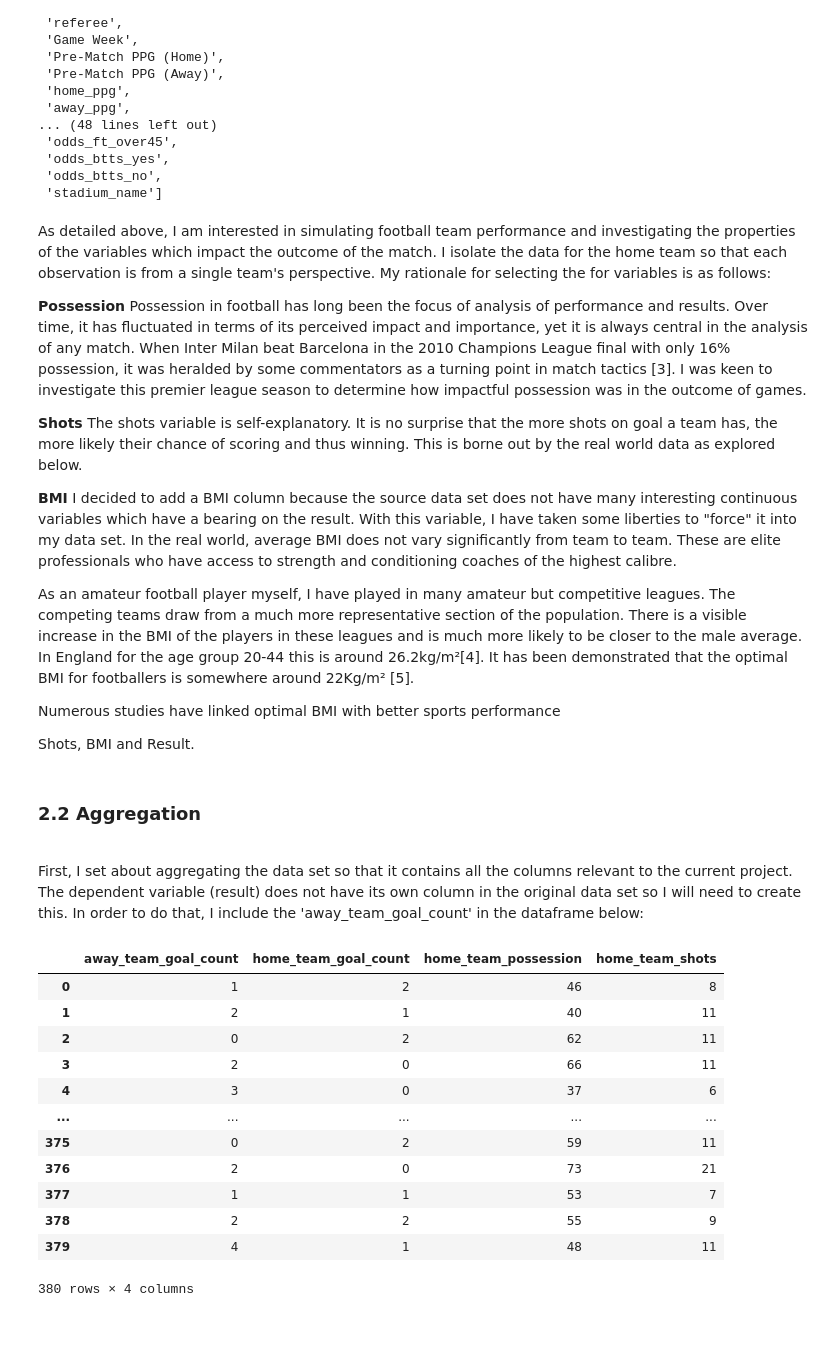
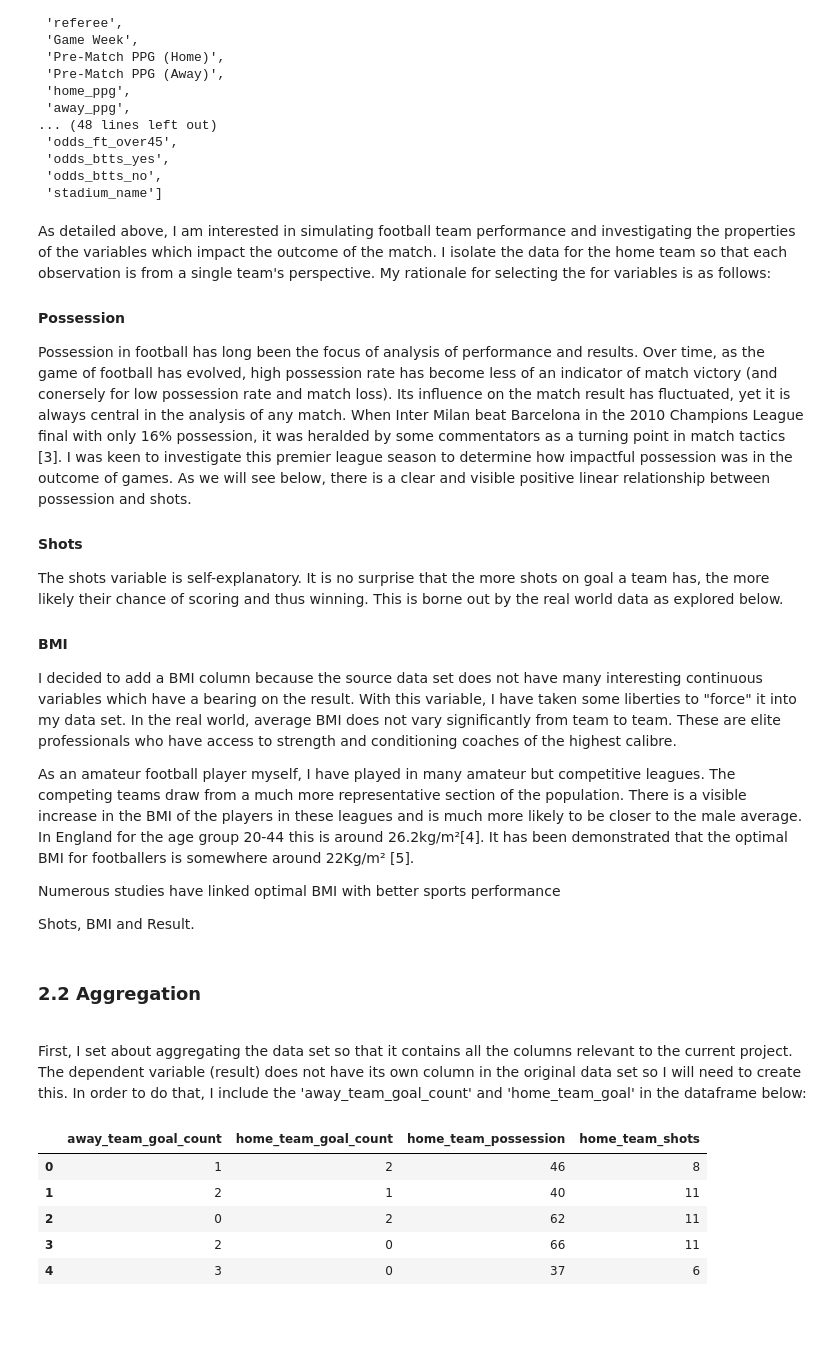
Before and after one commit to colm-o-caoimh/FootballSimulation, a Jupyter notebook: PDA_Project2020.ipynb, the cells around one changed output. Drawn from its saved outputs; the diff is of its cells as text; code cells hidden in the pictures.

```diff
--- a/PDA_Project2020.ipynb
+++ b/PDA_Project2020.ipynb
@@ -135,13 +135,13 @@ list(df.columns)
 # %% [markdown]
 As detailed above, I am interested in simulating football team performance and investigating the properties of the variables which impact the outcome of the match. I isolate the data for the home team so that each observation is from a single team's perspective. My rationale for selecting the for variables is as follows:
 
-**Possession**
-Possession in football has long been the focus of analysis of performance and results. Over time, it has fluctuated in terms of its perceived impact and importance, yet it is always central in the analysis of any match. When Inter Milan beat Barcelona in the 2010 Champions League final with only 16% possession, it was heralded by some commentators as a turning point in match tactics [3]. I was keen to investigate this premier league season to determine how impactful possession was in the outcome of games.
+#### Possession
+Possession in football has long been the focus of analysis of performance and results. Over time, as the game of football has evolved, high possession rate has become less of an indicator of match victory (and conersely for low possession rate and match loss). Its influence on the match result has fluctuated, yet it is always central in the analysis of any match. When Inter Milan beat Barcelona in the 2010 Champions League final with only 16% possession, it was heralded by some commentators as a turning point in match tactics [3]. I was keen to investigate this premier league season to determine how impactful possession was in the outcome of games. As we will see below, there is a clear and visible positive linear relationship between possession and shots.
 
-**Shots**
+#### Shots
 The shots variable is self-explanatory. It is no surprise that the more shots on goal a team has, the more likely their chance of scoring and thus winning. This is borne out by the real world data as explored below.
 
-**BMI**
+#### BMI
 I decided to add a BMI column because the source data set does not have many interesting continuous variables which have a bearing on the result. With this variable, I have taken some liberties to "force" it into my data set. In the real world, average BMI does not vary significantly from team to team. These are elite professionals who have access to strength and conditioning coaches of the highest calibre.
 
 As an amateur football player myself, I have played in many amateur but competitive leagues. The competing teams draw from a much more representative section of the population. There is a visible increase in the BMI of the players in these leagues and is much more likely to be closer to the male average. In England for the age group 20-44 this is around 26.2kg/m²[4]. It has been demonstrated that the optimal BMI for footballers is somewhere around 22Kg/m² [5].
@@ -155,25 +155,18 @@ Shots, BMI and Result.
 
 <br>
 
-First, I set about aggregating the data set so that it contains all the columns relevant to the current project. The dependent variable (result) does not have its own column in the original data set so I will need to create this. In order to do that, I include the 'away_team_goal_count' in the dataframe below:
+First, I set about aggregating the data set so that it contains all the columns relevant to the current project. The dependent variable (result) does not have its own column in the original data set so I will need to create this. In order to do that, I include the 'away_team_goal_count' and 'home_team_goal' in the dataframe below:
 # %%
 # Create dataframe with relevant variables
 df1 = df[["away_team_goal_count", "home_team_goal_count", "home_team_possession", "home_team_shots"]]
-df1
+df1.head()
 # %% [output]
 |  | away_team_goal_count | home_team_goal_count | home_team_possession | home_team_shots |
 | 0 | 1 | 2 | 46 | 8 |
 | 1 | 2 | 1 | 40 | 11 |
 | 2 | 0 | 2 | 62 | 11 |
 | 3 | 2 | 0 | 66 | 11 |
 | 4 | 3 | 0 | 37 | 6 |
-| ... | ... | ... | ... | ... |
-| 375 | 0 | 2 | 59 | 11 |
-| 376 | 2 | 0 | 73 | 21 |
-| 377 | 1 | 1 | 53 | 7 |
-| 378 | 2 | 2 | 55 | 9 |
-| 379 | 4 | 1 | 48 | 11 |
-380 rows × 4 columns
 # %% [markdown]
 <br>
 # %% [markdown]
```
Also changed, not shown: parts of 150 cells of this notebook.
